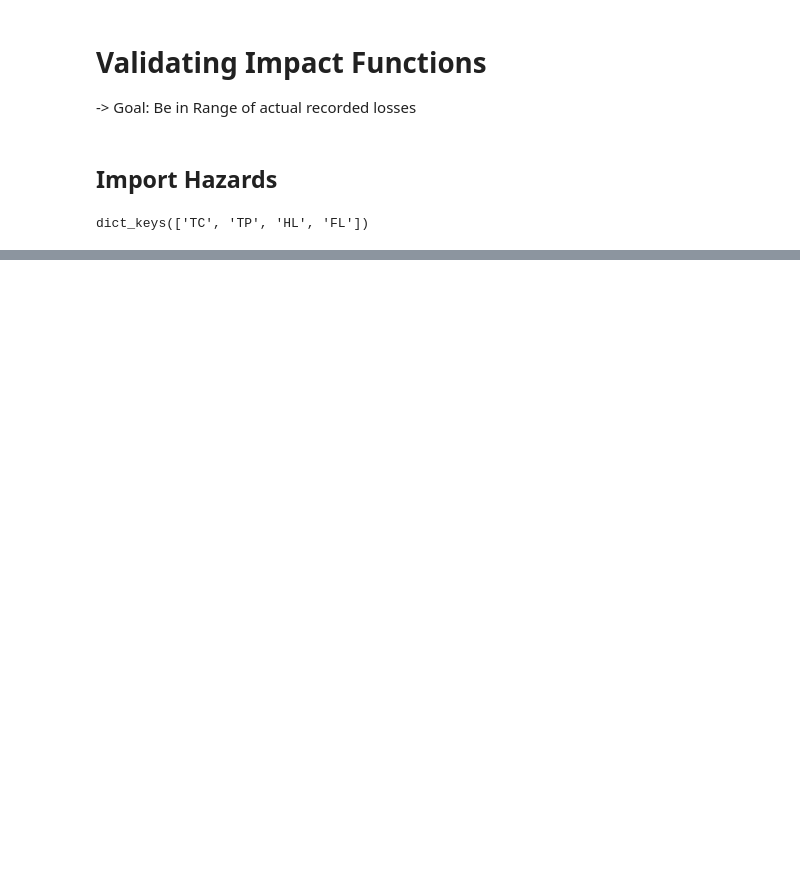
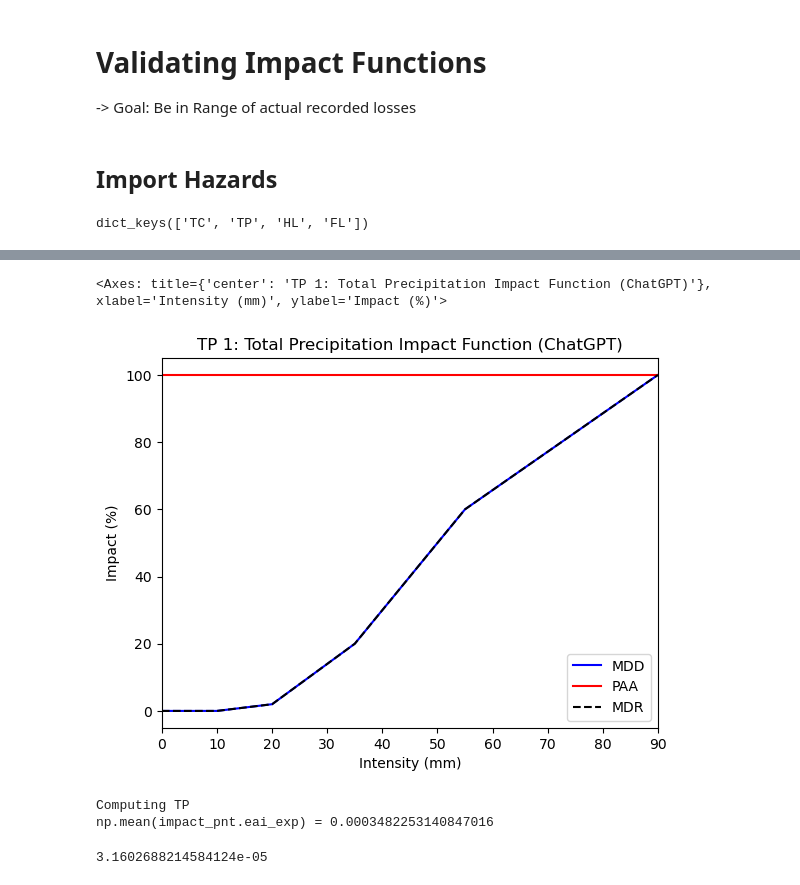
Before and after one commit to arvedluetzen/mus-climada, a Jupyter notebook: notebooks/validate_impactfunction.ipynb, the cells around one changed output, grey strips where cells are left out. Drawn from its saved outputs; the diff is of its cells as text; code cells hidden in the pictures; blank space fills up the shorter version.

```diff
--- a/notebooks/validate_impactfunction.ipynb
+++ b/notebooks/validate_impactfunction.ipynb
@@ -42,0 +107,46 @@ exposure_poly_gdf.head()
+# %%
+import numpy as np
+from climada.entity import ImpactFunc
+from climada.entity.impact_funcs import ImpactFuncSet
+## Experiment with Impactfunction:
+
+## Define Respective Impact Function
+precipitation = np.array([0, 10, 20, 35, 55, 90])
+damage        = np.array([0, 0, 0.02, 0.2, 0.6, 1.0])
+impf_TP = ImpactFunc(
+    id=1,
+    name = "Total Precipitation Impact Function (ChatGPT)",
+    intensity_unit="mm",
+    haz_type="TP",
+    intensity=precipitation,
+    mdd=damage,
+    paa = np.ones_like(precipitation)
+)
+
+impf_set_sel = ImpactFuncSet([impf_TP])
+
+impf_set_sel.plot()
+# %% [output]
+<Axes: title={'center': 'TP 1: Total Precipitation Impact Function (ChatGPT)'}, xlabel='Intensity (mm)', ylabel='Impact (%)'>
+[figure, added]
+# %%
+from src.helpers import comp_impact
+
+hazard = "TP"
+
+haz_dict_sel = {}
+haz_dict_sel[hazard] = haz_dict[hazard]
+
+haz_dict_sel[hazard]["impf_set"] = impf_set_sel
+
+exposure_pnt_gdf["eai"] = comp_impact(
+    haz_dict=haz_dict_sel,
+    exposure_pnt_gdf=exposure_pnt_gdf
+)
+# %% [output]
+Computing TP
+np.mean(impact_pnt.eai_exp) = 0.0003482253140847016
+# %%
+comp_rel_damage(exposure_pnt_gdf)
+# %% [output]
+3.1602688214584124e-05
```
Also changed, not shown: parts of 22 cells of this notebook, 2 other files.
